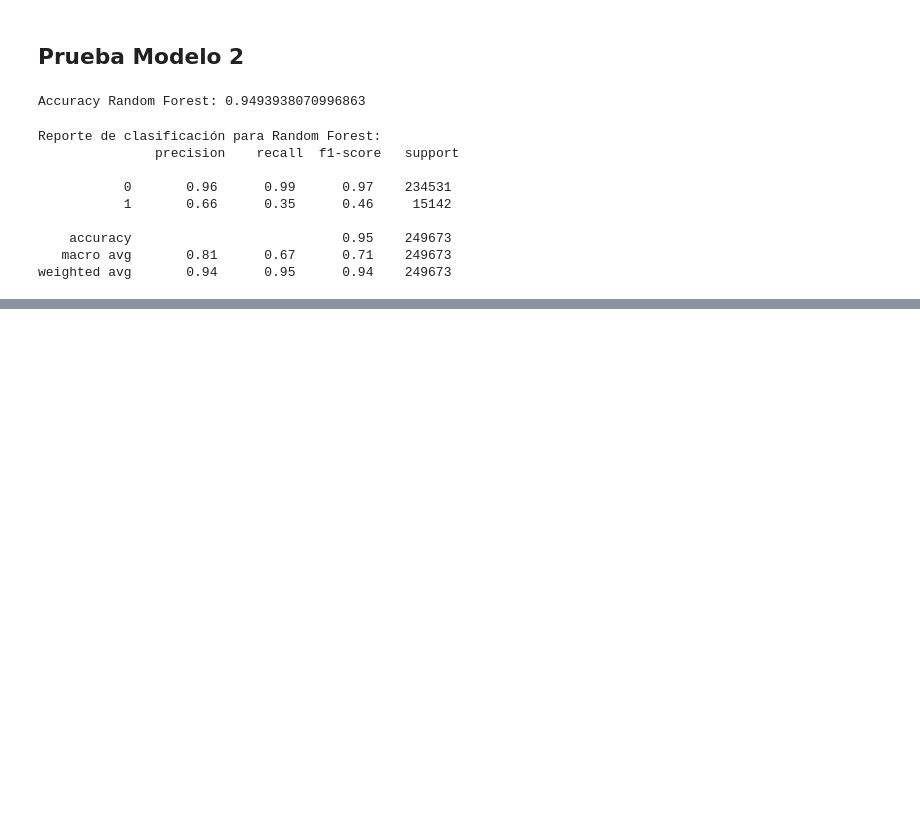
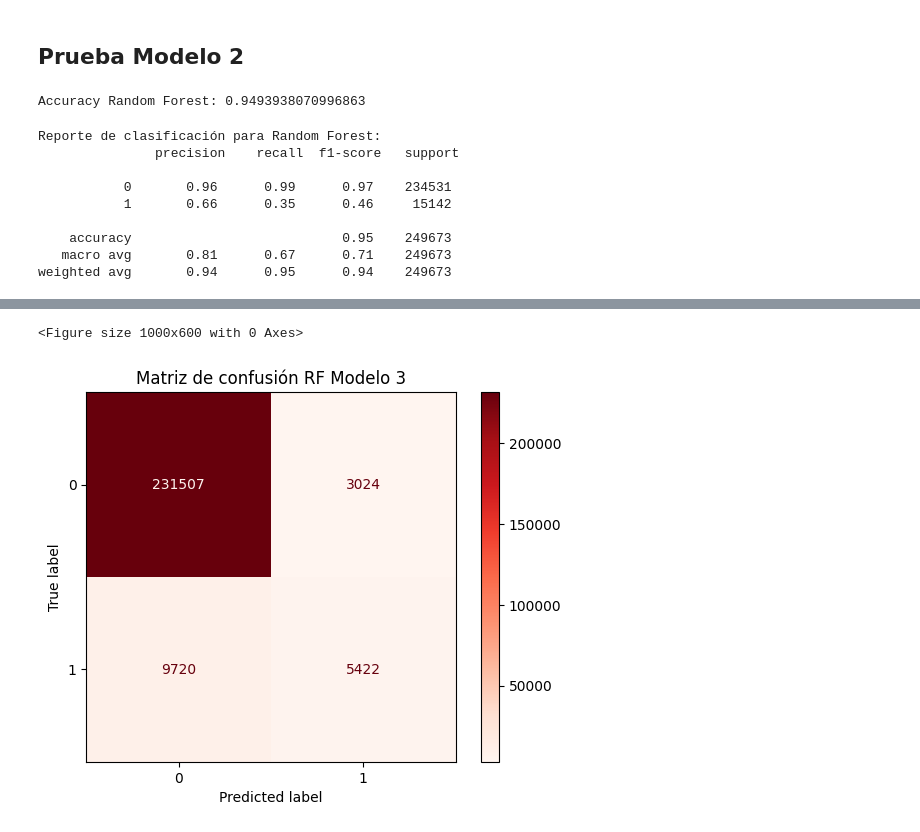
Before and after one commit to Sofiamishel2003/Proyecto-3, a Jupyter notebook: Modelos de aprendizaje/RandomForest.ipynb, the cells around one changed output, grey strips where cells are left out. Saved outputs shown, nothing was run; the diff lists cells and outputs as text; code cells hidden in the pictures; blank space fills up the shorter version.

```diff
--- a/Modelos de aprendizaje/RandomForest.ipynb
+++ b/Modelos de aprendizaje/RandomForest.ipynb
@@ -148,0 +151,13 @@ Tiempo de entrenamiento (Random Forest): 44.83048462867737 s
+# %%
+rf_classifier = make_pipeline(preprocesador,
+                              RandomForestClassifier(n_estimators=75,   # Menor cantidad de árboles
+                                                     random_state=42,
+                                                     min_samples_leaf=1,  # Menor regularización posible
+                                                     max_depth=None ))   # Sin límite de profundidad)
+
+start = time.time()
+rf_classifier.fit(X_train, y_train)
+tiempo_entrenamiento_rf = time.time() - start
+
+# Evaluar el modelo
+y_predRF = rf_classifier.predict(X_test)
@@ -148,0 +180,11 @@ Tiempo de entrenamiento (Random Forest): 44.83048462867737 s
+# %%
+plt.figure(figsize=(10, 6))
+cm = confusion_matrix(y_test, y_predRF)
+disp2 = ConfusionMatrixDisplay(cm)
+disp2.plot(cmap="Reds")
+plt.title("Matriz de confusión RF Modelo 3")
+
+plt.show()
+# %% [output]
+<Figure size 1000x600 with 0 Axes>
+[figure, added]
```
Also changed, not shown: parts of 7 cells of this notebook.
